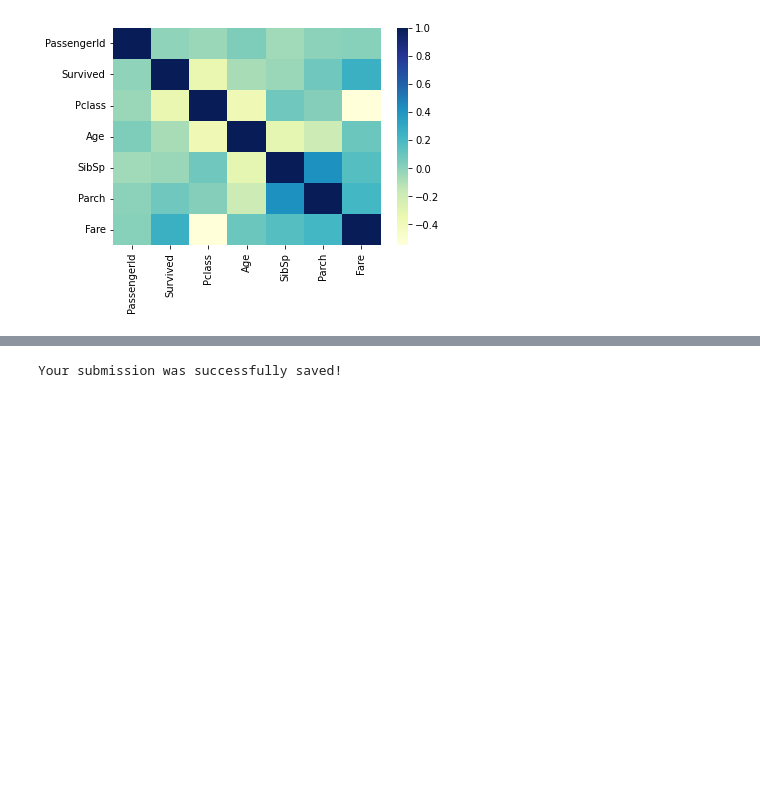
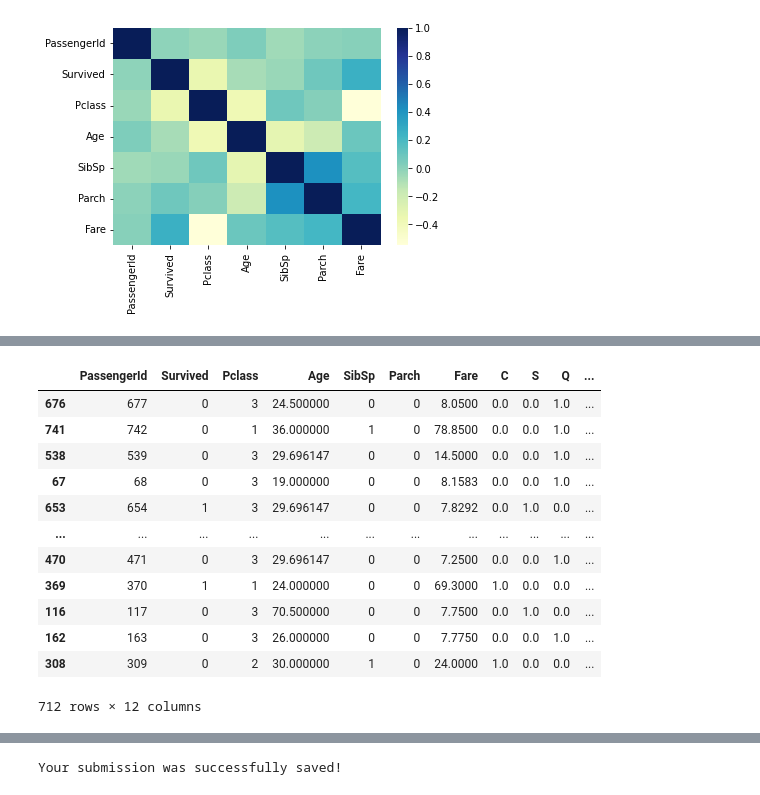
Before and after one commit to logan-sherraden/Kaggle-titanic-ML, a Jupyter notebook: getting-started-with-titanic.ipynb, the cells around one changed output, grey strips where cells are left out. Cells and saved outputs as stored; diff of their text form; code cells hidden in the pictures; blank space fills up the shorter version.

```diff
--- a/getting-started-with-titanic.ipynb
+++ b/getting-started-with-titanic.ipynb
@@ -148,7 +168,7 @@ class AgeImputer(BaseEstimator, TransformerMixin):
             X['Age'] = imputer.fit_transform(X[['Age']])
             return X
 # %%
-# Encode Sex to bianary
+# Encode Embarked location to binary columns, Sex to bianary
 
 from sklearn.preprocessing import OneHotEncoder
 
@@ -159,6 +179,7 @@ class FeatureEncoder(BaseEstimator, TransformerMixin):
 
     def transform(self, X):
         encoder = OneHotEncoder()
+
         matrix = encoder.fit_transform(X[['Embarked']]).toarray()
 
         column_names = ["C", "S", "Q", "N"]
@@ -168,9 +189,48 @@ class FeatureEncoder(BaseEstimator, TransformerMixin):
 
         matrix = encoder.fit_transform(X[['Sex']]).toarray()
 
-        comlum_names = ["Female", "Male"]
+        column_names = ["Female", "Male"]
 
         for i in range(len(matrix.T)):
             X[column_names[i]] = matrix.T[i]
 
         return X
+# %%
+# Drop unneeded features
+
+class FeatureDropper(BaseEstimator, TransformerMixin):
+
+    def fit(self, X, y=None):
+        return self
+
+    def transform(self, X):
+        return X.drop(['Embarked', 'Name', 'Ticket', 'Cabin', 'Sex', 'N'], axis=1, errors='ignore')
+# %%
+# Pipeline
+
+from sklearn.pipeline import Pipeline
+
+pipeline = Pipeline([('ageimputer', AgeImputer()),
+                     ('featureencoder', FeatureEncoder()),
+                     ('featuredropper', FeatureDropper())])
+# %%
+# Run train dataset through  pipeline, fit.transform functions for each estimator
+
+clean_strat_train_set = pipeline.fit_transform(strat_train_set)
+
+clean_strat_train_set
+# note numerical values for 'Sex' and 'Embarked'
+# %% [output]
+|  | PassengerId | Survived | Pclass | Age | SibSp | Parch | Fare | C | S | Q | ... |
+| 676 | 677 | 0 | 3 | 24.500000 | 0 | 0 | 8.0500 | 0.0 | 0.0 | 1.0 | ... |
+| 741 | 742 | 0 | 1 | 36.000000 | 1 | 0 | 78.8500 | 0.0 | 0.0 | 1.0 | ... |
+| 538 | 539 | 0 | 3 | 29.696147 | 0 | 0 | 14.5000 | 0.0 | 0.0 | 1.0 | ... |
+| 67 | 68 | 0 | 3 | 19.000000 | 0 | 0 | 8.1583 | 0.0 | 0.0 | 1.0 | ... |
+| 653 | 654 | 1 | 3 | 29.696147 | 0 | 0 | 7.8292 | 0.0 | 1.0 | 0.0 | ... |
+| ... | ... | ... | ... | ... | ... | ... | ... | ... | ... | ... | ... |
+| 470 | 471 | 0 | 3 | 29.696147 | 0 | 0 | 7.2500 | 0.0 | 0.0 | 1.0 | ... |
+| 369 | 370 | 1 | 1 | 24.000000 | 0 | 0 | 69.3000 | 1.0 | 0.0 | 0.0 | ... |
+| 116 | 117 | 0 | 3 | 70.500000 | 0 | 0 | 7.7500 | 0.0 | 1.0 | 0.0 | ... |
+| 162 | 163 | 0 | 3 | 26.000000 | 0 | 0 | 7.7750 | 0.0 | 0.0 | 1.0 | ... |
+| 308 | 309 | 0 | 2 | 30.000000 | 1 | 0 | 24.0000 | 1.0 | 0.0 | 0.0 | ... |
+712 rows × 12 columns
```
Also changed, not shown: parts of 4 cells of this notebook.
